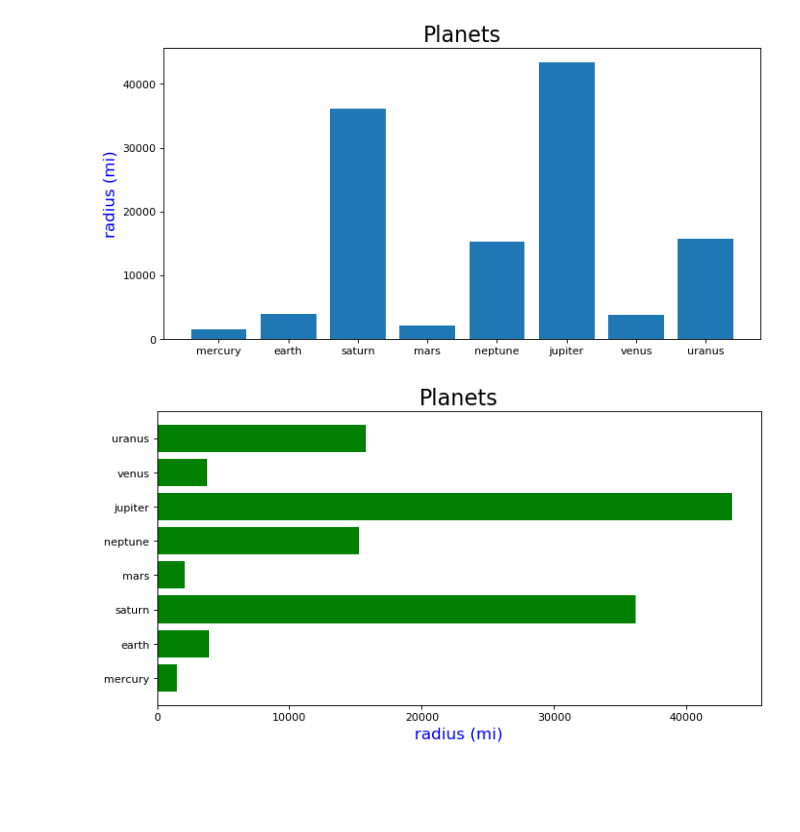
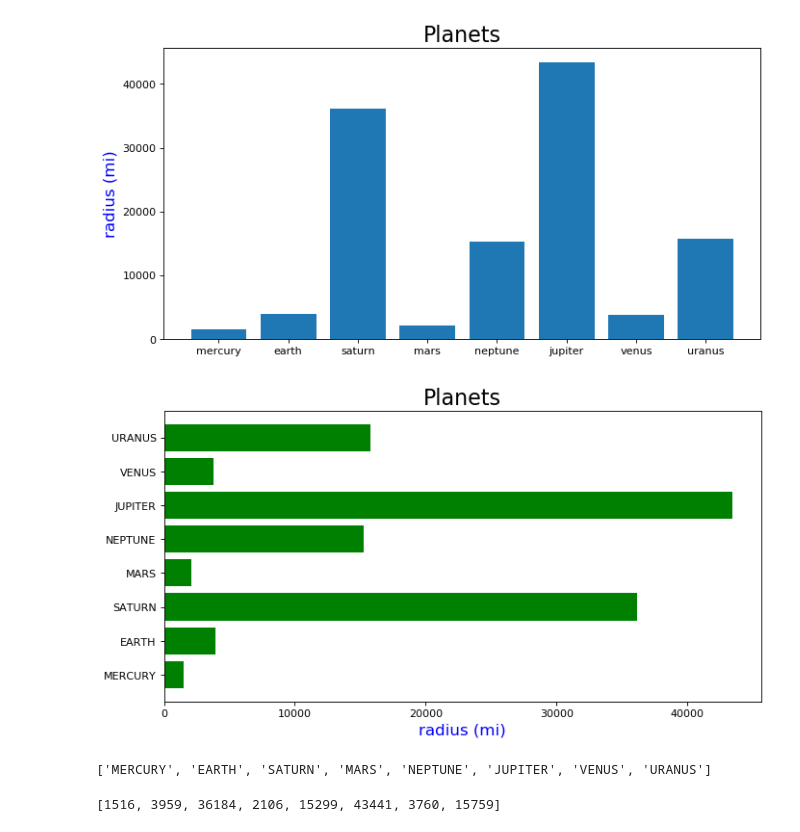
Before and after one commit to edogdu/intro_to_python, a Jupyter notebook: ch12_visualization.ipynb, the cells around one changed output. Cells and saved outputs as stored; diff of their text form; code cells hidden in the pictures; blank space fills up the shorter version.

```diff
--- a/ch12_visualization.ipynb
+++ b/ch12_visualization.ipynb
@@ -126,12 +140,20 @@ plt.show()
 [figure]
 # %%
 # Plot planets and their radius data using a bar graph horizontally
-names = [x for x in planets.keys()]
+names = [x.upper() for x in planets.keys()]
 radius= [y for y in planets.values()]
 plt.figure(figsize=(10, 5), dpi=80)
 plt.barh(names,radius,color='green')
 plt.title('Planets',fontsize=20)
 plt.xlabel('radius (mi)', fontsize=15, color='blue')
 plt.show()
 # %% [output]
-[figure, old version]
+[figure, new version]
+# %%
+names
+# %% [output]
+['MERCURY', 'EARTH', 'SATURN', 'MARS', 'NEPTUNE', 'JUPITER', 'VENUS', 'URANUS']
+# %%
+radius
+# %% [output]
+[1516, 3959, 36184, 2106, 15299, 43441, 3760, 15759]
```
Also changed, not shown: parts of 11 cells of this notebook.
